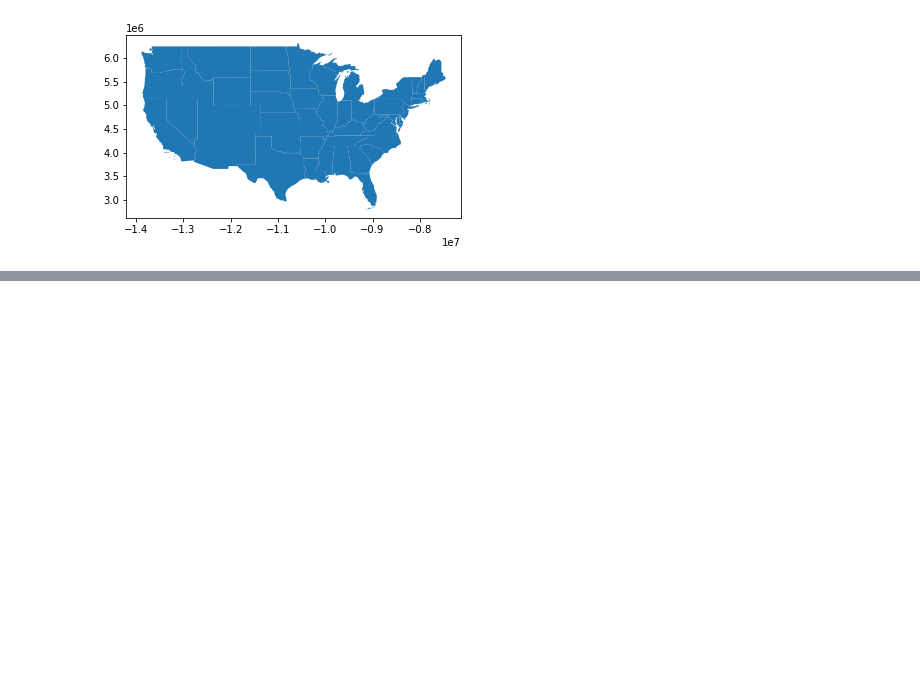
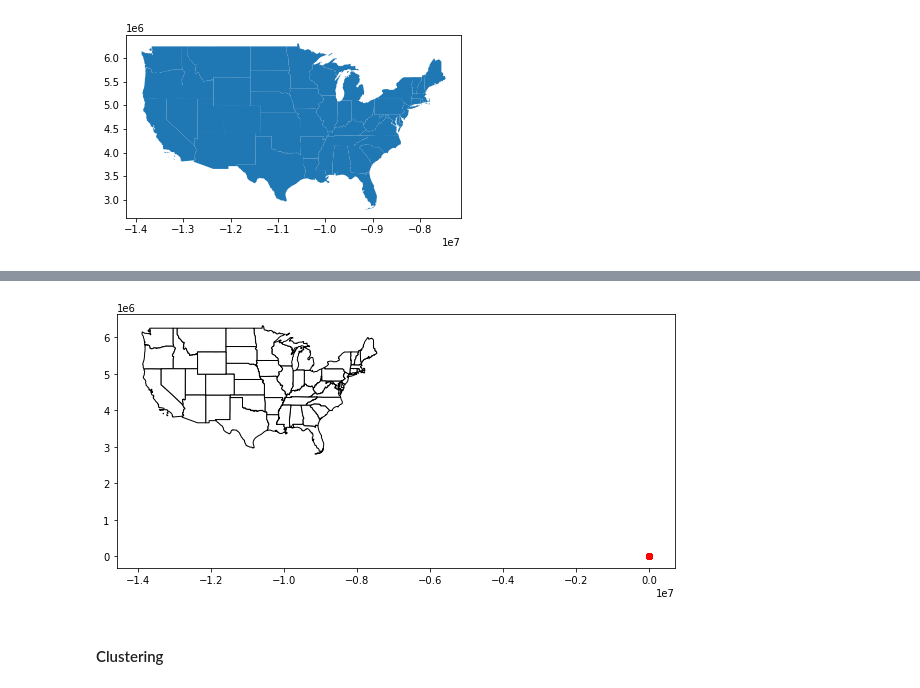
Before and after one commit to Melvin-Leroy/clustering, a Jupyter notebook: notebooks/mapping.ipynb, the cells around one changed output, grey strips where cells are left out. Cells and saved outputs as stored; diff of their text form; code cells hidden in the pictures; blank space fills up the shorter version.

Commit message:
Adding map fom geopandas

```diff
--- a/notebooks/mapping.ipynb
+++ b/notebooks/mapping.ipynb
@@ -9,5 +12,5 @@ import geopandas
 # %%
-states = geopandas.read_file("../data/cb_2018_us_state_20m/cb_2018_us_state_20m.shp")
+states = geopandas.read_file("../Data/cb_2018_us_state_20m/cb_2018_us_state_20m.shp")
 states = states[states["NAME"] != "Alaska"]
 states = states[states["NAME"] != "Hawaii"]
 states = states[states["NAME"] != "Puerto Rico"]
@@ -20,0 +68,3 @@ states.plot()
+# %%
+gdf = geopandas.GeoDataFrame(
+    geometry=geopandas.points_from_xy(chipotle.longitude, chipotle.latitude))
@@ -20,0 +85,12 @@ states.plot()
+# %%
+fig, ax = plt.subplots(figsize=(10,10))
+
+states.plot(ax = ax, edgecolor='black', color='white')
+
+gdf.plot(ax=ax, color='red', alpha = 0.5)
+
+plt.show()
+# %% [output]
+[figure, added]
+# %% [markdown]
+#### Clustering
```
Also changed, not shown: parts of 16 cells of this notebook, 4 other files.
